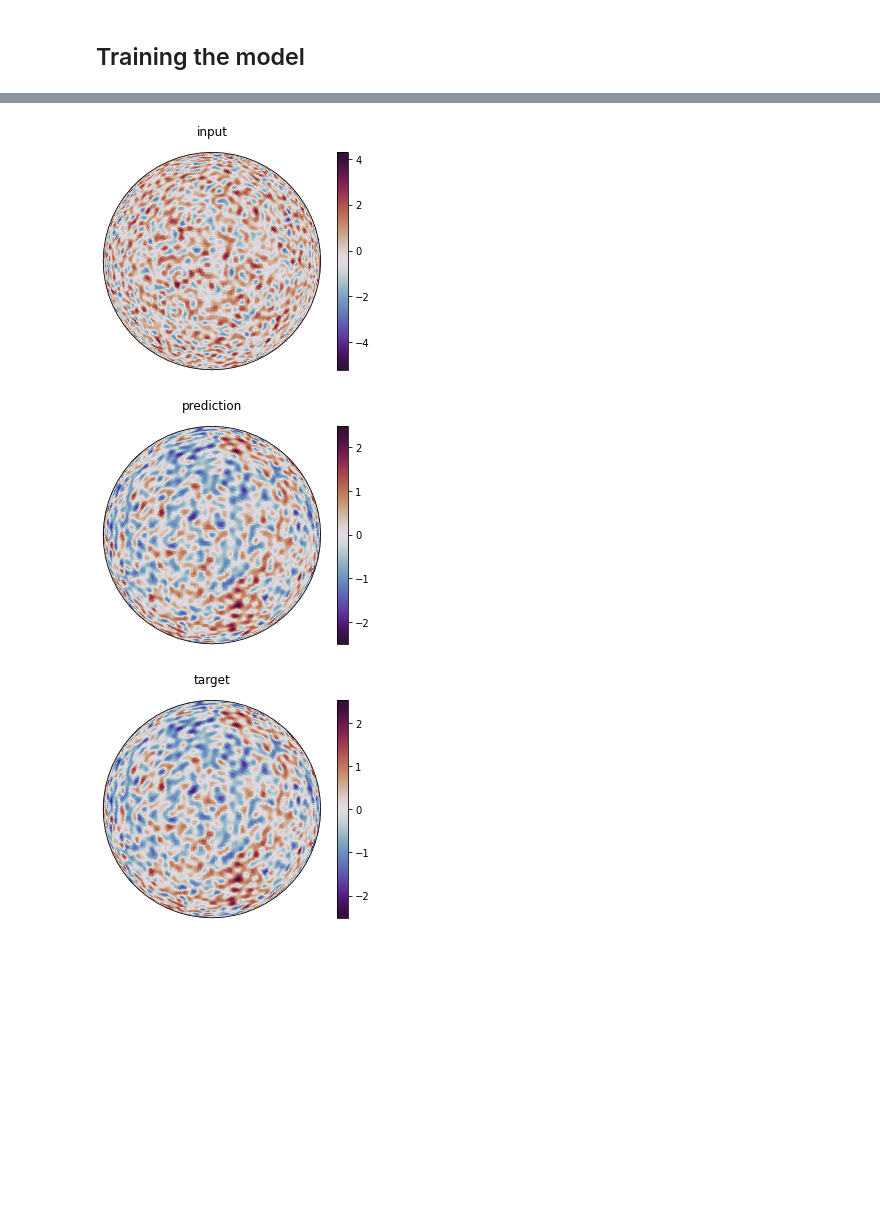
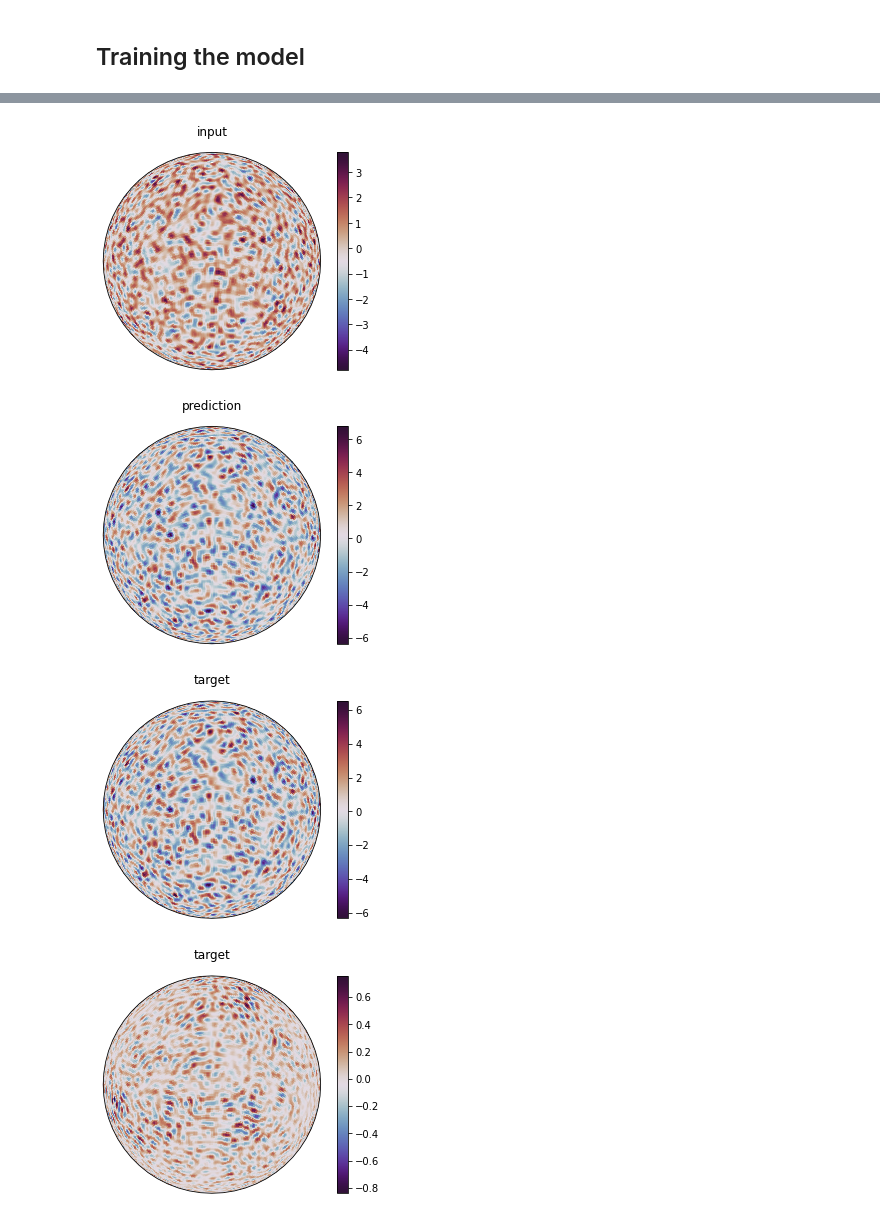
Before and after one commit to NVIDIA/torch-harmonics, a Jupyter notebook: notebooks/train_sfno.ipynb, the cells around one changed output, grey strips where cells are left out. Drawn from its saved outputs; the diff is of its cells as text; code cells hidden in the pictures; blank space fills up the shorter version.

Commit message:
Some more cleanup in SFNO

```diff
--- a/notebooks/train_sfno.ipynb
+++ b/notebooks/train_sfno.ipynb
@@ -68,5 +68,5 @@ plt.show()
 # %%
 from torch_harmonics.examples.sfno import SphericalFourierNeuralOperatorNet as SFNO
 # %%
-fno_model = SFNO(spectral_transform='sht', filter_type='linear', operator_type='driscoll-healy', img_size=(nlat, nlon),
-                 num_layers=4, scale_factor=3, embed_dim=256).to(device)
+model = SFNO(spectral_transform='sht', operator_type='driscoll-healy', img_size=(nlat, nlon), grid="equiangular",
+                 num_layers=4, scale_factor=3, embed_dim=16, big_skip=True, pos_embed="lat", use_mlp=False, normalization_layer="none").to(device)
@@ -94,6 +142,6 @@ def fluct_l2loss_sphere(solver, prd, tar, inp, relative=False, polar_opt=0):
 # %%
 # training function
-def train_model(model, dataloader, optimizer, scheduler=None, nepochs=20, nfuture=0, num_examples=256, num_valid=8, loss='abs'):
+def train_model(model, dataloader, optimizer, scheduler=None, nepochs=20, nfuture=0, num_examples=256, num_valid=8, loss_fn='l2'):
 
     train_start = time.time()
 
@@ -115,10 +163,10 @@ def train_model(model, dataloader, optimizer, scheduler=None, nepochs=20, nfutur
                 prd = model(inp)
                 for _ in range(nfuture):
                     prd = model(prd)
-                if loss == 'fluct':
-                    loss = fluct_l2loss_sphere(solver, prd, tar, inp, relative=False)
-                else:
-                    loss = l2loss_sphere(solver, prd, tar, relative=False)
+                if loss_fn == 'l2':
+                    loss = l2loss_sphere(solver, prd, tar)
+                elif loss_fn == "spectral l2":
+                    loss = spectral_l2loss_sphere(solver, prd, tar)
 
             acc_loss += loss.item() * inp.size(0)
 
@@ -168,9 +216,9 @@ def train_model(model, dataloader, optimizer, scheduler=None, nepochs=20, nfutur
 torch.manual_seed(333)
 torch.cuda.manual_seed(333)
 
-optimizer = torch.optim.Adam(fno_model.parameters(), lr=3E-3, weight_decay=0.0)
+optimizer = torch.optim.Adam(model.parameters(), lr=3E-3, weight_decay=0.0)
 gscaler = amp.GradScaler(enabled=enable_amp)
-train_model(fno_model, dataloader, optimizer, nepochs=10)
+train_model(model, dataloader, optimizer, nepochs=10)
 
 # multistep training
 # learning_rate = 5e-4
@@ -200,27 +248,35 @@ done. Training took 357.78041672706604.
 # %%
 dataloader.dataset.set_initial_condition('random')
 
 torch.manual_seed(0)
 
 with torch.inference_mode():
     inp, tar = next(iter(dataloader))
-    out = fno_model(inp).detach()
+    out = model(inp).detach()
+
+s = 0; ch = 2
 
 fig = plt.figure()
-im = solver.plot_griddata(inp[0, 0], fig, projection='3d', title='input')
+im = solver.plot_griddata(inp[s, ch], fig, projection='3d', title='input')
 plt.colorbar(im)
 plt.show()
 
 fig = plt.figure()
-im = solver.plot_griddata(out[0, 0], fig, projection='3d', title='prediction')
+im = solver.plot_griddata(out[s, ch], fig, projection='3d', title='prediction')
 plt.colorbar(im)
 plt.show()
 
 fig = plt.figure()
-im = solver.plot_griddata(tar[0, 0], fig, projection='3d', title='target')
+im = solver.plot_griddata(tar[s, ch], fig, projection='3d', title='target')
 plt.colorbar(im)
 plt.show()
+
+fig = plt.figure()
+im = solver.plot_griddata((tar-out)[s, ch], fig, projection='3d', title='target')
+plt.colorbar(im)
+plt.show()
 # %% [output]
-[figure, old version]
+[figure, new version]
-[figure, old version]
+[figure, new version]
-[figure, old version]
+[figure, new version]
+[figure, added]
```
Also changed, not shown: parts of 5 cells of this notebook, 4 other files.
